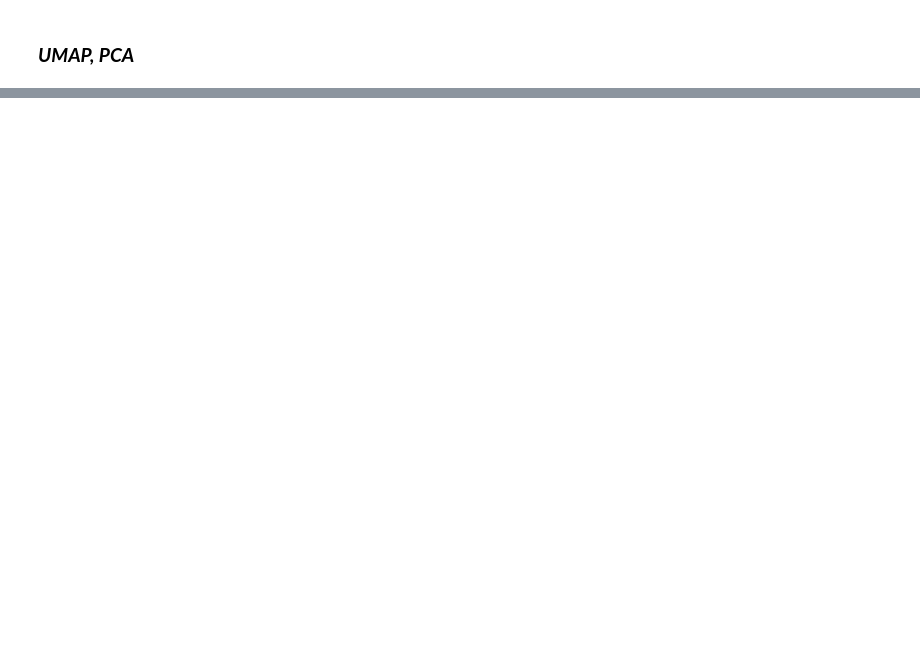
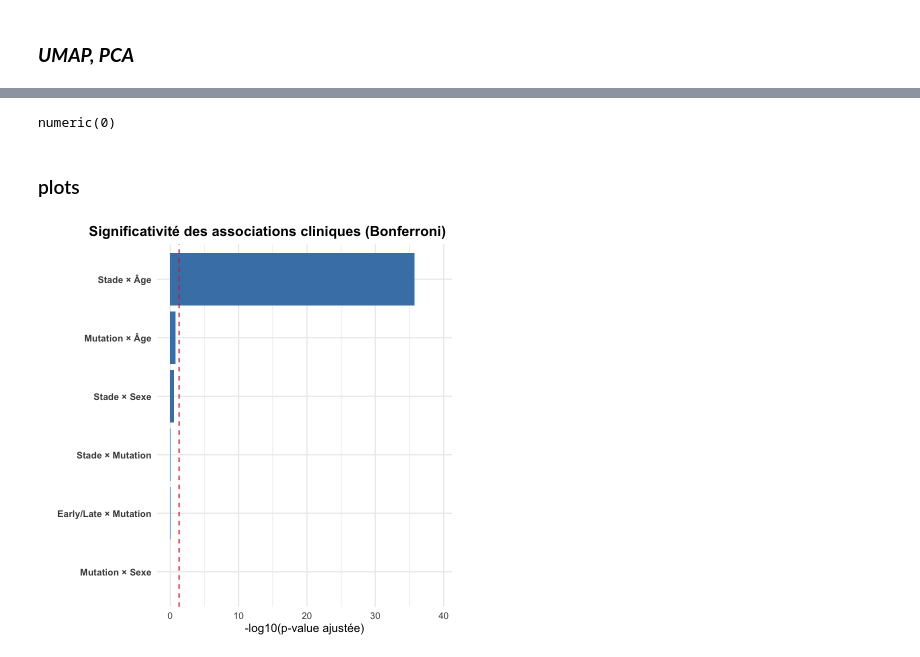
Before and after one commit to elodiehusson/Deep-Learning-Project, a Jupyter notebook: script/expression matrix finale.ipynb, the cells around one changed output, grey strips where cells are left out. Saved outputs shown, nothing was run; the diff lists cells and outputs as text; code cells hidden in the pictures; blank space fills up the shorter version.

```diff
--- a/script/expression matrix finale.ipynb
+++ b/script/expression matrix finale.ipynb
@@ -864,0 +931,2 @@ write.csv(
+# %%
+res3 <- analyze_table(table3, "Tableau 3 : Stade × Âge")
@@ -864,0 +957,2 @@ write.csv(
+# %%
+res4 <- analyze_table(table4, "Tableau 4 : Mutation × Âge")
@@ -864,0 +991,2 @@ write.csv(
+# %%
+res5 <- analyze_table(table5, "Tableau 5 : Stade × Mutation")
@@ -864,0 +1026,2 @@ write.csv(
+# %%
+res6 <- analyze_table(table6, "Tableau 6 : Stade × Mutation")
@@ -864,0 +1058,69 @@ write.csv(
+# %%
+
+pvals <- c(
+  res1$chi2$p.value,
+  res2$chi2$p.value,
+  res3$chi2$p.value,
+  res4$chi2$p.value,
+  res5$chi2$p.value,
+  res6$chi2$p.value
+
+)
+
+p.adjust(pvals, method = "bonferroni")
+# %% [output]
+numeric(0)
+# %% [markdown]
+### plots
+# %%
+pvals_raw <- c(
+  res1$p.value,
+  res2$p.value,
+  res3$p.value,
+  res4$p.value,
+  res5$p.value,
+  res6$p.value
+)
+pvals_adj <- p.adjust(pvals_raw, method = "bonferroni")
+
+cramers <- c(
+  res1$cramersV,
+  res2$cramersV,
+  res3$cramersV,
+  res4$cramersV,
+  res5$cramersV,
+  res6$cramersV
+)
+
+test_names <- c(
+  "Stade × Sexe",
+  "Mutation × Sexe",
+  "Stade × Âge",
+  "Mutation × Âge",
+  "Stade × Mutation",
+  "Early/Late × Mutation"
+)
+
+df_stats <- data.frame(
+  Test = test_names,
+  p_adj = pvals_adj,
+  neglog10p = -log10(pvals_adj),
+  CramersV = cramers
+)
+
+ggplot(df_stats, aes(x = reorder(Test, neglog10p), y = neglog10p)) +
+  geom_col(fill = "steelblue") +
+  geom_hline(yintercept = -log10(0.05), linetype = "dashed", color = "red") +
+  coord_flip() +
+  labs(
+    title = "Significativité des associations cliniques (Bonferroni)",
+    y = "-log10(p-value ajustée)",
+    x = "",
+  ) +
+  theme_minimal(base_size = 14) + theme(
+    plot.title = element_text(face = "bold", hjust = 1.1),
+    axis.text.y = element_text(face = "bold")
+  ) +
+  expand_limits(y = max(df_stats$neglog10p) * 1.1)
+# %% [output]
+[figure, added]
```
Also changed, not shown: parts of 25 cells of this notebook, 3 other files.
